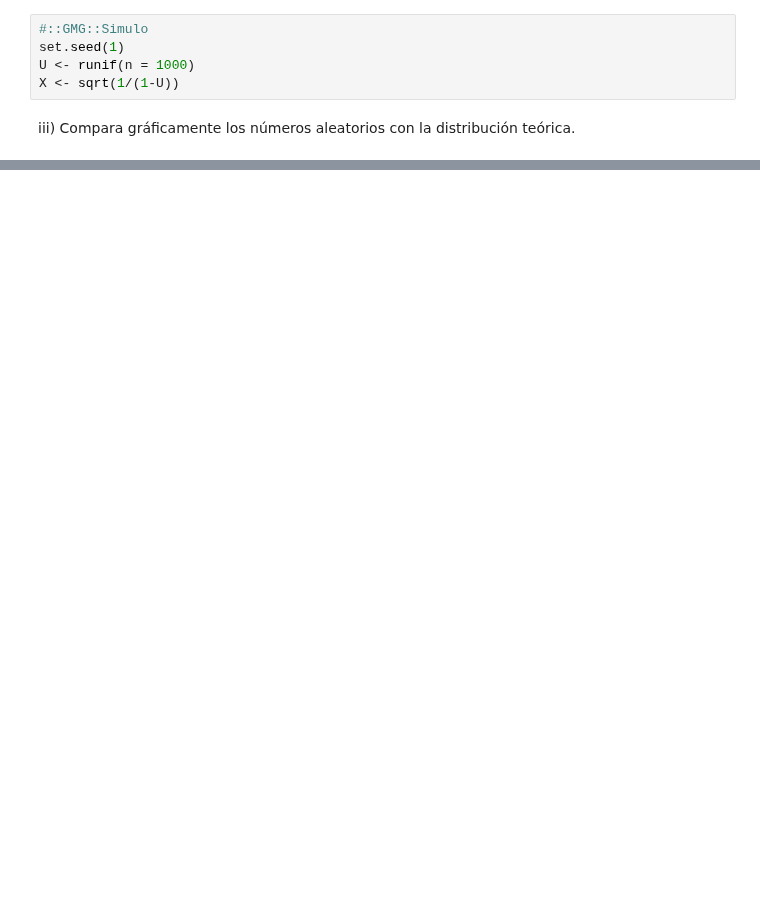
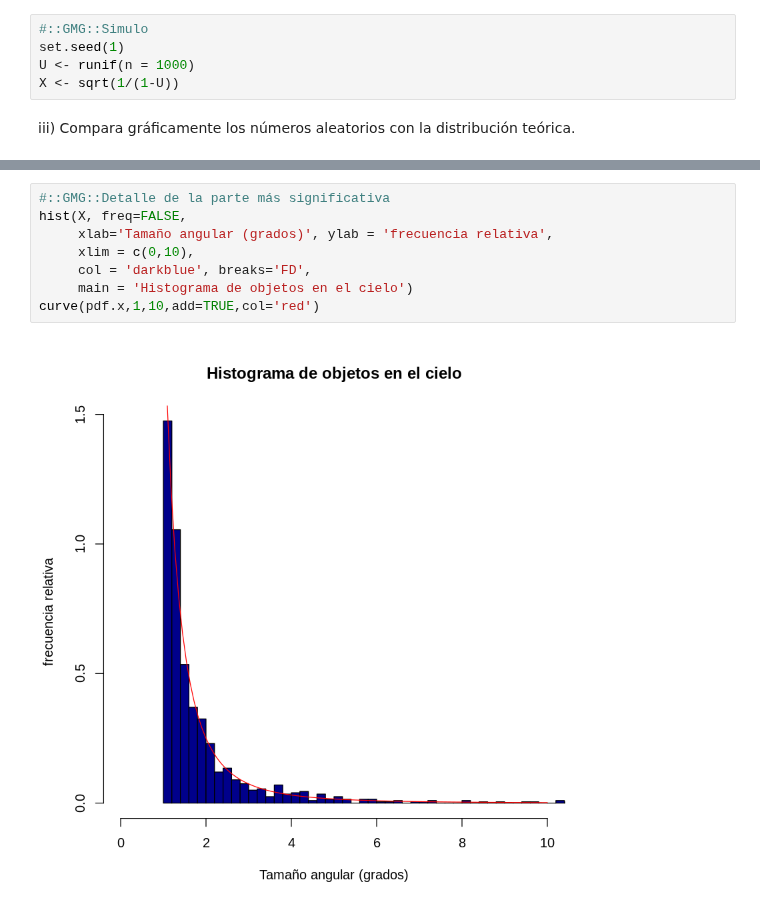
Before and after one commit to yerartdev/uc-m1965-stats, a Jupyter notebook: p4/practica4-gerardo-de-miguel.gonzalez.ipynb, the cells around one changed output, grey strips where cells are left out. Cells and saved outputs as stored; diff of their text form; blank space fills up the shorter version.

```diff
--- a/p4/practica4-gerardo-de-miguel.gonzalez.ipynb
+++ b/p4/practica4-gerardo-de-miguel.gonzalez.ipynb
@@ -221,0 +289,10 @@ iii) Compara gráficamente los números aleatorios con la distribución teórica
+# %%
+#::GMG::Detalle de la parte más significativa
+hist(X, freq=FALSE,
+     xlab='Tamaño angular (grados)', ylab = 'frecuencia relativa',
+     xlim = c(0,10),
+     col = 'darkblue', breaks='FD',
+     main = 'Histograma de objetos en el cielo')
+curve(pdf.x,1,10,add=TRUE,col='red')
+# %% [output]
+[figure, added]
```
Also changed, not shown: parts of 10 cells of this notebook.
